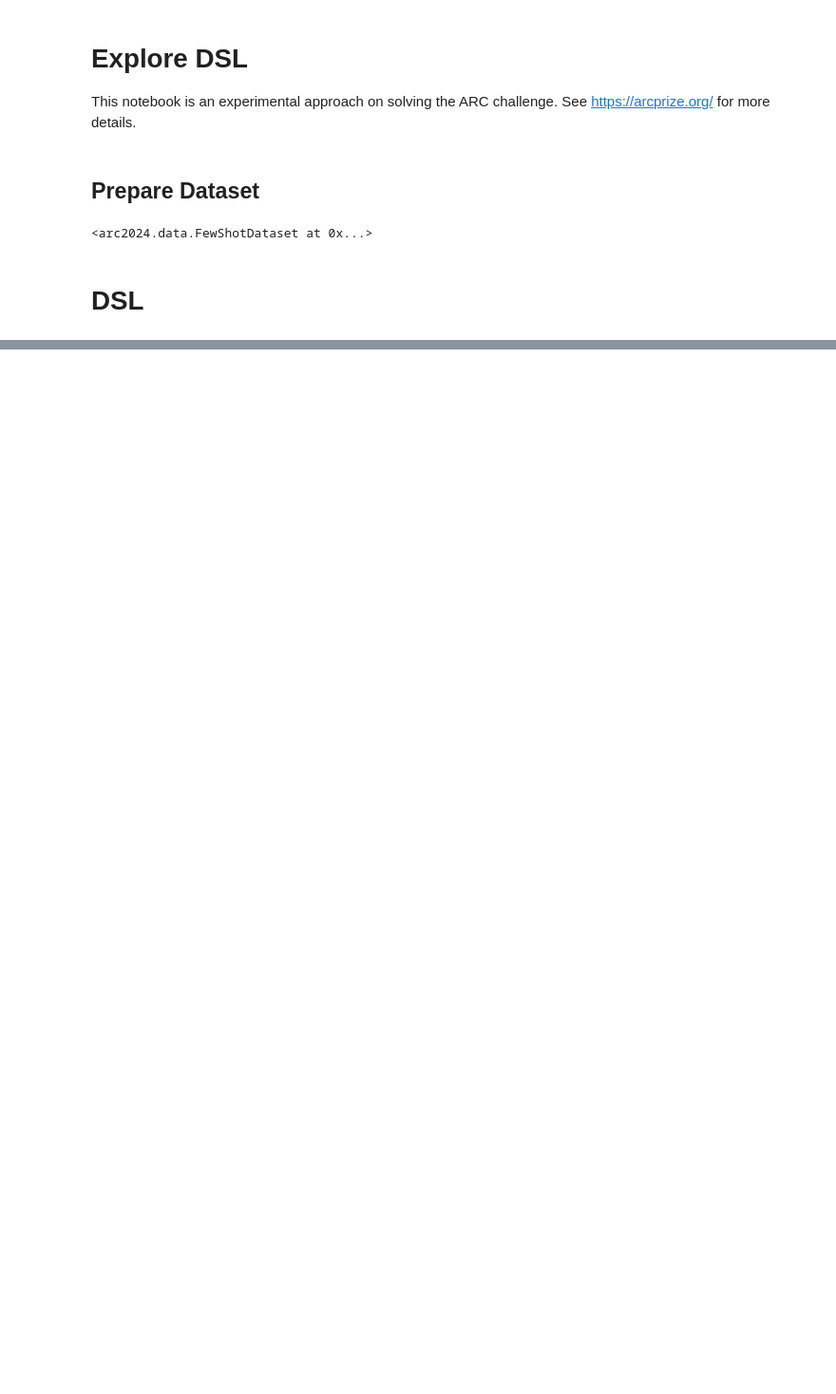
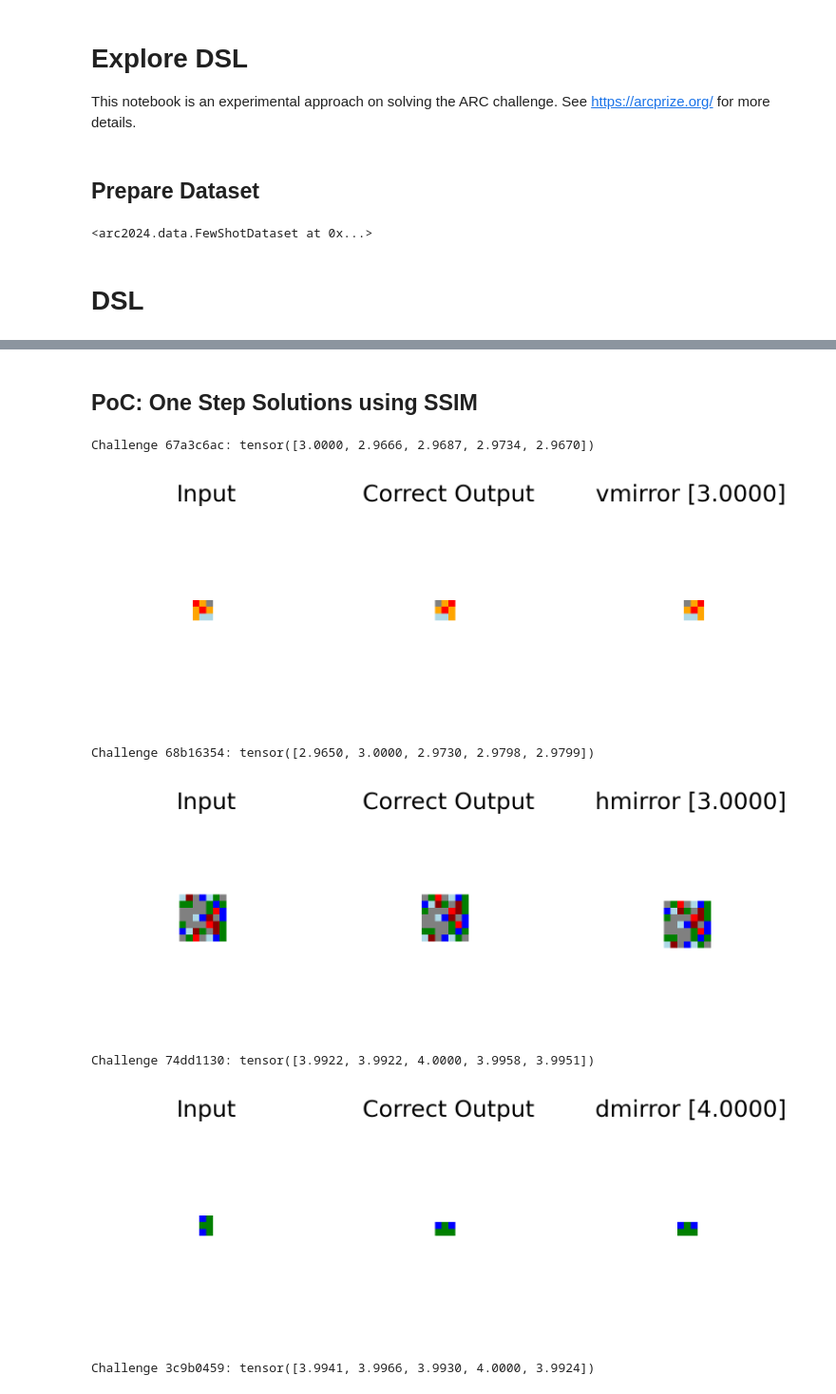
Before and after one commit to marbetschar/arc-prize-2024, a Jupyter notebook: Explore-DSL.ipynb, the cells around one changed output, grey strips where cells are left out. Shown at 95% size. Saved outputs shown, nothing was run; the diff lists cells and outputs as text; code cells hidden in the pictures; blank space fills up the shorter version.

```diff
--- a/Explore-DSL.ipynb
+++ b/Explore-DSL.ipynb
@@ -196,0 +86,50 @@ ModuleNotFoundError: FrechetInceptionDistance metric requires that `Torch-fideli
+# %% [markdown]
+## PoC: One Step Solutions using SSIM
+# %%
+import torch
+from torchmetrics.image import StructuralSimilarityIndexMeasure
+
+ssim = StructuralSimilarityIndexMeasure(
+    gaussian_kernel=False,
+    kernel_size=1,
+    data_range=(0, 9),
+    reduction=None
+)
+
+for challenge_id in ['67a3c6ac', '68b16354', '74dd1130', '3c9b0459']:
+    X_samples, y_samples = dataset.get_samples(challenge_id)
+
+    dsl_f_ssim = torch.zeros(len(dsl), dtype=torch.float)
+    for i, X_sample in enumerate(X_samples):
+        for k, dsl_f in enumerate(dsl):
+            y_sample_pred = dsl_apply(dsl_f, X_sample).unsqueeze(0)
+            y_sample = y_samples[i].unsqueeze(0)
+
+            y_sample_pred_unpadded = dataset.blow(dataset.unpad(y_sample_pred.squeeze(0).squeeze(0))).unsqueeze(0).unsqueeze(0)
+            y_sample_unpadded = dataset.blow(dataset.unpad(y_sample.squeeze(0).squeeze(0))).unsqueeze(0).unsqueeze(0)
+
+            # Calculate similarity between correct solution and after dsl_f has been applied:
+            ssim_value = ssim(y_sample_unpadded, y_sample_pred_unpadded)
+            dsl_f_ssim[k] += ssim_value
+
+    # Best match is the dsl_f with the highest ssim score:
+    dsl_f_index = dsl_f_ssim.argmax()
+
+    challenge_index = dataset.test_challenge_ids.index(challenge_id)
+    X, y, _ = dataset.test_challenges[challenge_index]
+
+    print(f"Challenge {challenge_id}: {dsl_f_ssim}")
+    plot.input_and_output(
+        X,
+        y,
+        y_pred=dsl_apply(dsl[dsl_f_index], X),
+        y_pred_title=f"{dsl_names[dsl_f_index]} [{dsl_f_ssim[dsl_f_index]:.4f}]"
+    )
+# %% [output]
+Challenge 67a3c6ac: tensor([3.0000, 2.9666, 2.9687, 2.9734, 2.9670])
+[figure, added]
+Challenge 68b16354: tensor([2.9650, 3.0000, 2.9730, 2.9798, 2.9799])
+[figure, added]
+Challenge 74dd1130: tensor([3.9922, 3.9922, 4.0000, 3.9958, 3.9951])
+[figure, added]
+Challenge 3c9b0459: tensor([3.9941, 3.9966, 3.9930, 4.0000, 3.9924])
```
Also changed, not shown: parts of 17 cells of this notebook, 3 other files.
